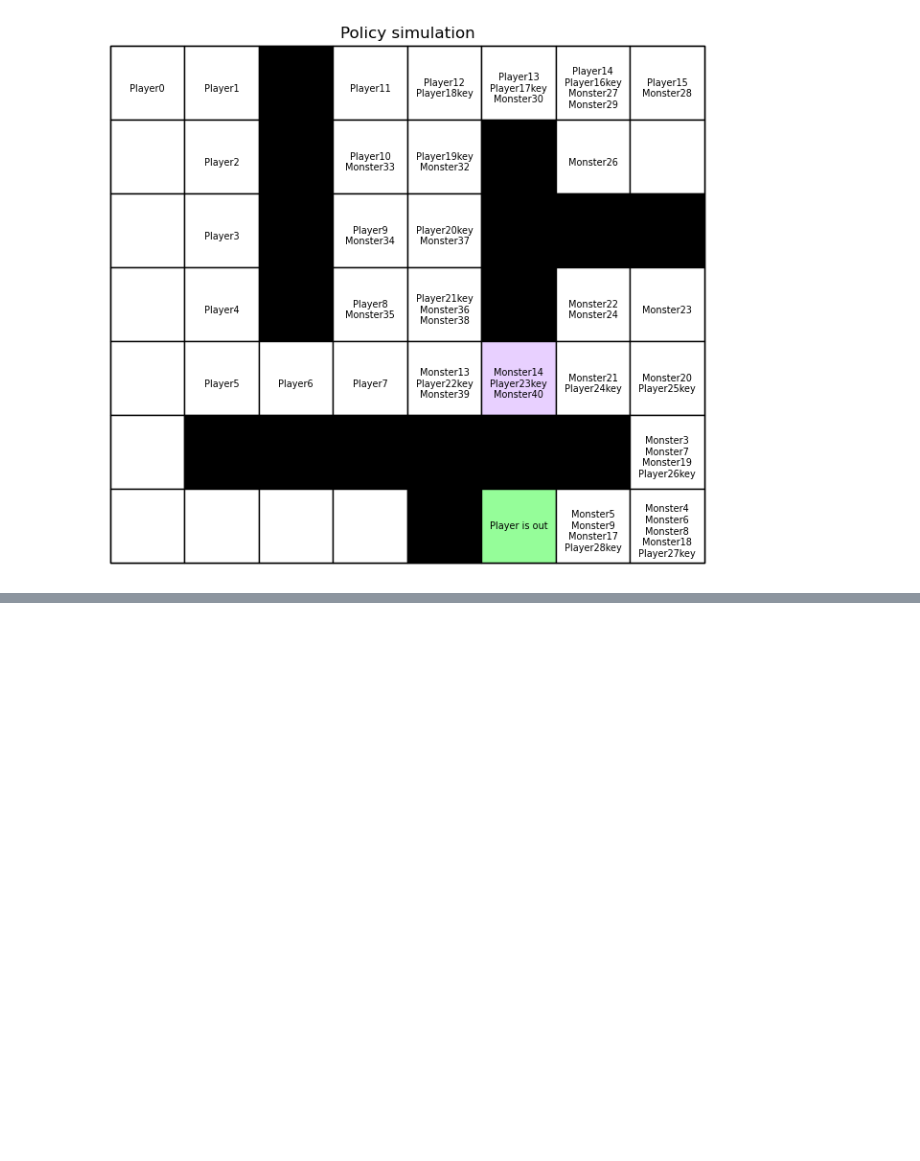
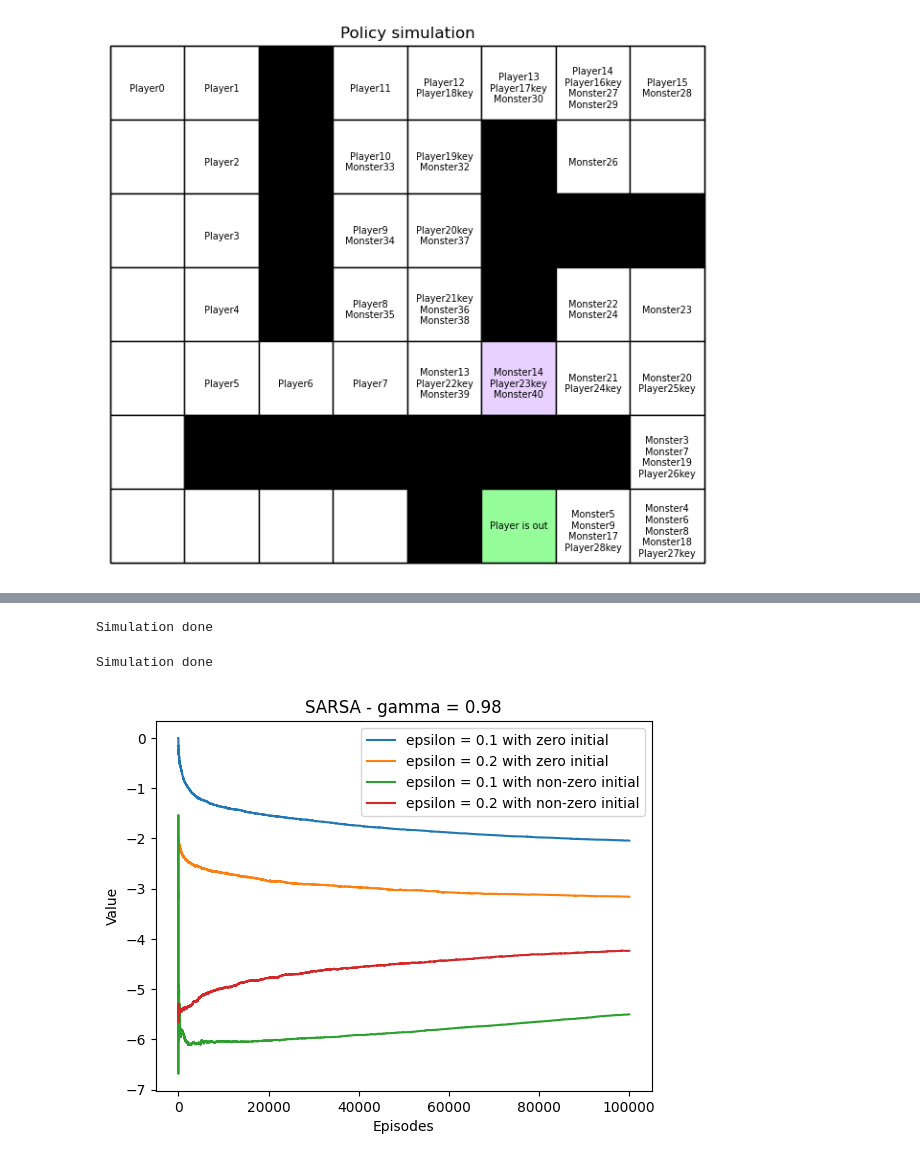
Before and after one commit to tawsiislam/RL_labs, a Jupyter notebook: lab1/key.ipynb, the cells around one changed output, grey strips where cells are left out. Drawn from its saved outputs; the diff is of its cells as text; code cells hidden in the pictures; blank space fills up the shorter version.

```diff
--- a/lab1/key.ipynb
+++ b/lab1/key.ipynb
@@ -30,0 +74,25 @@ mz.animate_solution(maze_mat, path)
+# %%
+#random Q_init
+Q_init = -np.random.uniform(1, 20, (n_states, n_actions))
+for s in range(n_states):
+    if env.states[s][0] == env.states[s][1] or (env.maze[env.states[s][0]]==2 and env.states[s][2] == 1):
+        Q_init[s,:]=np.zeros(n_actions)
+for epsilon in epsilon_list:
+    value_list = []
+    Q, policy, value_list = mz_b.SARSA(env,Q_init,start,no_episodes,t_horizon,alpha,gamma,epsilon)
+    value_mat.append(value_list)
+    print("Simulation done")
+plt.plot(value_mat[0])
+plt.plot(value_mat[1])
+plt.plot(value_mat[2])
+plt.plot(value_mat[3])
+plt.ylabel('Value')
+plt.xlabel('Episodes')
+plt.title('SARSA - gamma = '+str(gamma))
+plt.legend(['epsilon = 0.1 with zero initial', 'epsilon = 0.2 with zero initial',
+            'epsilon = 0.1 with non-zero initial', 'epsilon = 0.2 with non-zero initial'])
+plt.show()
+# %% [output]
+Simulation done
+Simulation done
+[figure, added]
```
Also changed, not shown: parts of 1 cell of this notebook, 6 other files.
